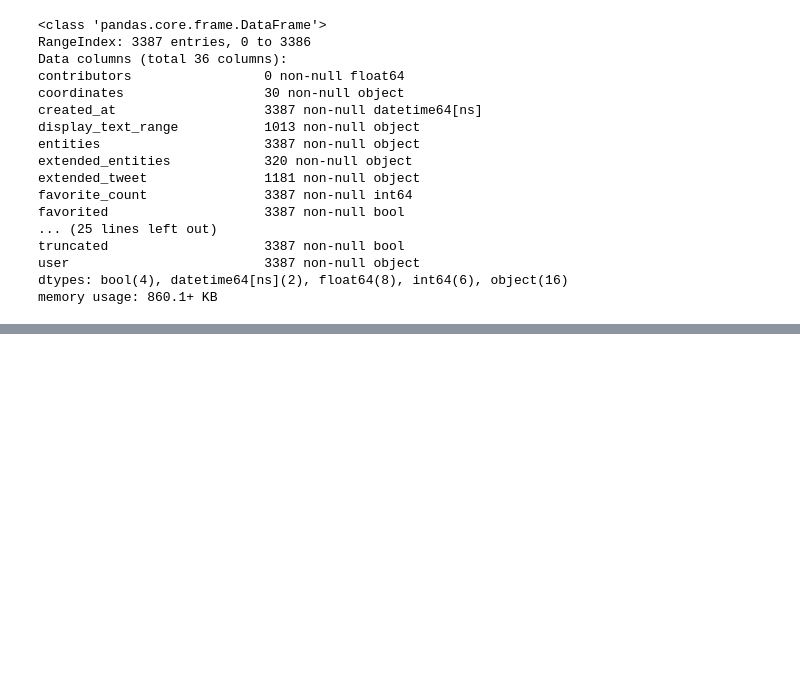
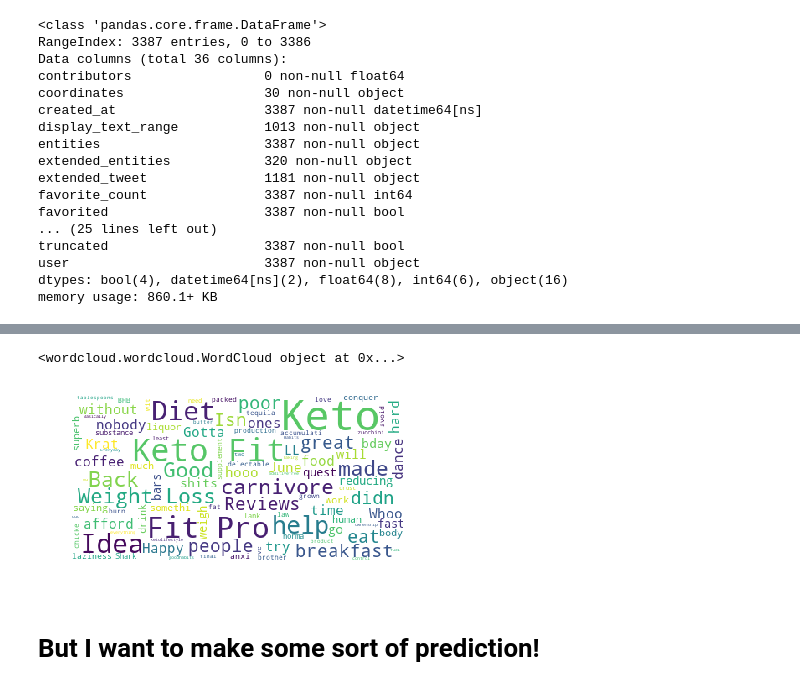
Before and after one commit to vinhttran/fad_diets_ml, a Jupyter notebook: fad_diets_EDA_c2.ipynb, the cells around one changed output, grey strips where cells are left out. Saved outputs shown, nothing was run; the diff lists cells and outputs as text; code cells hidden in the pictures; blank space fills up the shorter version.

```diff
--- a/fad_diets_EDA_c2.ipynb
+++ b/fad_diets_EDA_c2.ipynb
@@ -1242,0 +119,4 @@ p-value for positive frequency comparison: 0.000
+# %%
+#limit to only US for analysis
+df_location = df_location[df_location['country_code'] == 'US']
+print("after non-US removal:", len(df_location))
@@ -1242,0 +410,21 @@ p-value for positive frequency comparison: 0.000
+# %%
+def get_tweet_polarity(tweet):
+        '''
+        Utility function to classify sentiment of passed tweet
+        using textblob's sentiment method
+        '''
+        # create TextBlob object of passed tweet text
+        analysis = TextBlob(tweet)
+        # set sentiment
+        return analysis.sentiment.polarity
+
+def get_tweet_sentiment(polarity):
+        if polarity > 0:
+            return 'positive'
+        elif polarity == 0:
+            return 'neutral'
+        else:
+            return 'negative'
+# %%
+documents_v['polarity'] = documents_v['text_clean'].map(get_tweet_polarity);
+documents_v['sentiment'] = documents_v['polarity'].map(get_tweet_sentiment);
@@ -1242,0 +631,25 @@ p-value for positive frequency comparison: 0.000
+# %%
+#Word cloud
+from os import path
+from PIL import Image
+from wordcloud import WordCloud, STOPWORDS, ImageColorGenerator
+import matplotlib.pyplot as plt
+# % matplotlib inline
+wordcloud = WordCloud(
+                          background_color='white',
+                          stopwords=STOPWORDS,
+                          max_words=100,
+                          max_font_size=50,
+                          random_state=42
+                         ).generate(str(documents_v["text_clean"]))
+print(wordcloud)
+fig = plt.figure(1)
+plt.imshow(wordcloud)
+plt.axis('off')
+plt.show()
+fig.savefig("word1.png", dpi=900)
+# %% [output]
+<wordcloud.wordcloud.WordCloud object at 0x...>
+[figure, added]
+# %% [markdown]
+# But I want to make some sort of prediction!
```
Also changed, not shown: parts of 198 cells of this notebook.
